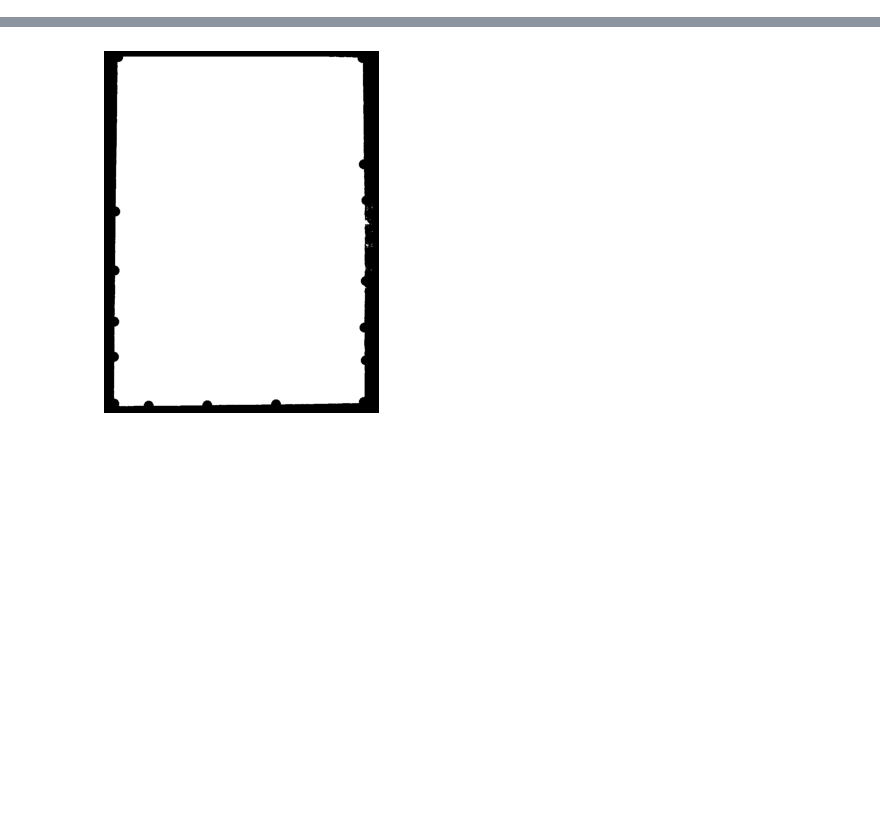
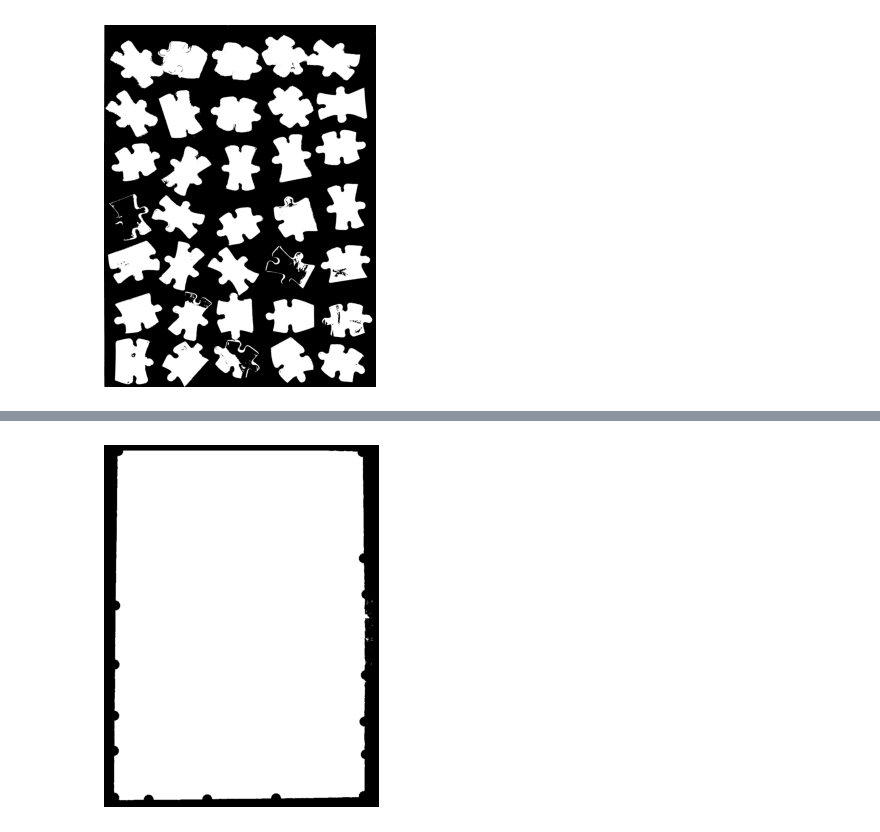
Before and after one commit to tang-ji/jigsaw-puzzle-solver, a Jupyter notebook: Untitled.ipynb, the cells around one changed output, grey strips where cells are left out. Saved outputs shown, nothing was run; the diff lists cells and outputs as text; code cells hidden in the pictures; blank space fills up the shorter version.

```diff
--- a/Untitled.ipynb
+++ b/Untitled.ipynb
@@ -97,0 +130,40 @@ img_path = "input/IMG_3852_boundary.png"
+# %%
+blurred = blur(img_balanced)
+hsv = cv2.cvtColor(blurred, cv2.COLOR_BGR2HSV)
+h,s,v = cv2.split(hsv)
+
+edges = cv2.threshold(s, 20, 100, cv2.THRESH_BINARY_INV)[1]
+
+contour_info = [(c, cv2.contourArea(c),) for c in cv2.findContours(edges, cv2.RETR_LIST, cv2.CHAIN_APPROX_NONE)[0]]
+
+image_area = img_balanced.shape[0] * img_balanced.shape[1]
+max_area = 0.50
+max_area = max_area * image_area
+
+mask = np.ones(edges.shape, dtype = np.uint8)*255
+for contour in contour_info:
+    if contour[1] < max_area:
+        mask = cv2.fillConvexPoly(mask, contour[0], (0))
+# %%
+colors = []
+for _ in range(10000):
+    i, j = np.random.randint(0, len(mask)), np.random.randint(0, len(mask[0]))
+    if mask[i][j] == 0:
+        colors.append(img_balanced[i][j])
+# %%
+c_mean = np.mean(colors, axis=0)
+c_var = np.var(colors, axis=0)
+def dis(c1, c2):
+    return np.max(c1-c2)>30
+
+def rep(c):
+    if dis(c, c_mean):
+        return 255
+    else:
+        return 0
+# %%
+m = cv2.inRange(img_balanced, c_mean-2*np.sqrt(c_var), c_mean+2*np.sqrt(c_var))
+# %%
+show(m)
+# %% [output]
+[figure, added]
```
Also changed, not shown: parts of 11 cells of this notebook.
